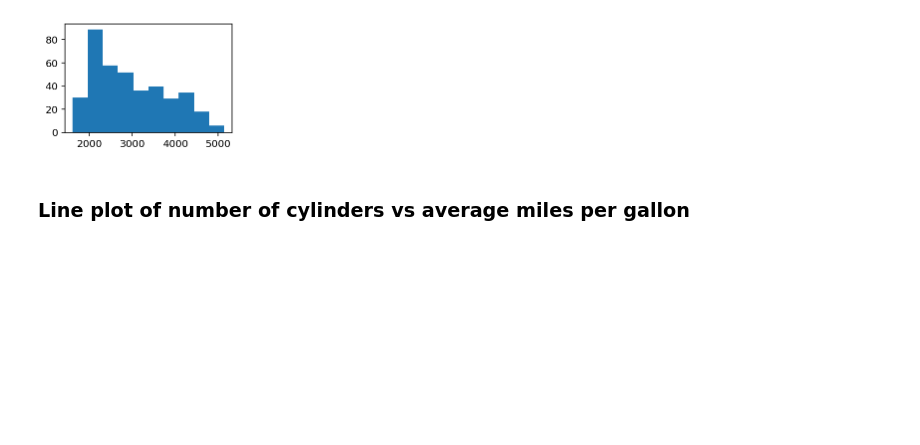
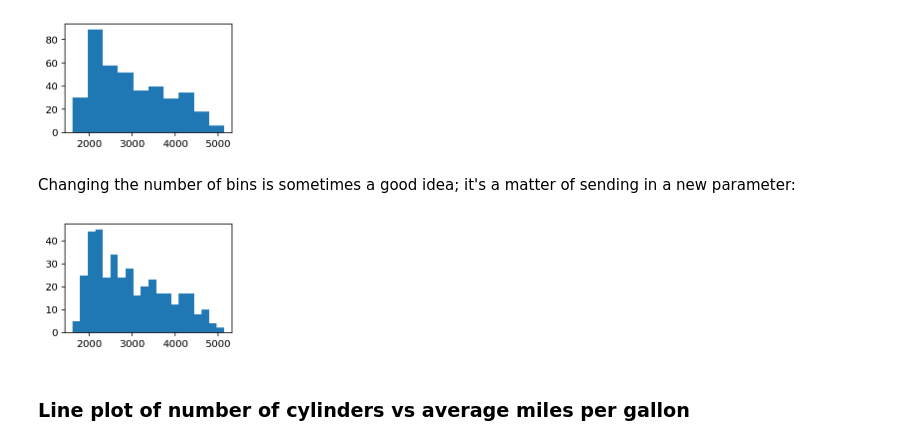
Before and after one commit to parrt/msds593, a Jupyter notebook: notebooks/matplotlib-cookbook.ipynb, the cells around one changed output. Drawn from its saved outputs; the diff is of its cells as text; code cells hidden in the pictures; blank space fills up the shorter version.

```diff
--- a/notebooks/matplotlib-cookbook.ipynb
+++ b/notebooks/matplotlib-cookbook.ipynb
@@ -88,6 +88,14 @@ ax.hist(df_cars['WGT'])
 plt.show()
 # %% [output]
 [figure]
+# %% [markdown]
+Changing the number of bins is sometimes a good idea; it's a matter of sending in a new parameter:
+# %%
+fig, ax = plt.subplots(figsize=(3,2))  # make one subplot (ax) on the figure
+ax.hist(df_cars['WGT'], bins=20)
+plt.show()
+# %% [output]
+[figure, added]
 # %% [markdown]
 ### Line plot of number of cylinders vs average miles per gallon
 # %%
```
Also changed, not shown: 2 other files.
